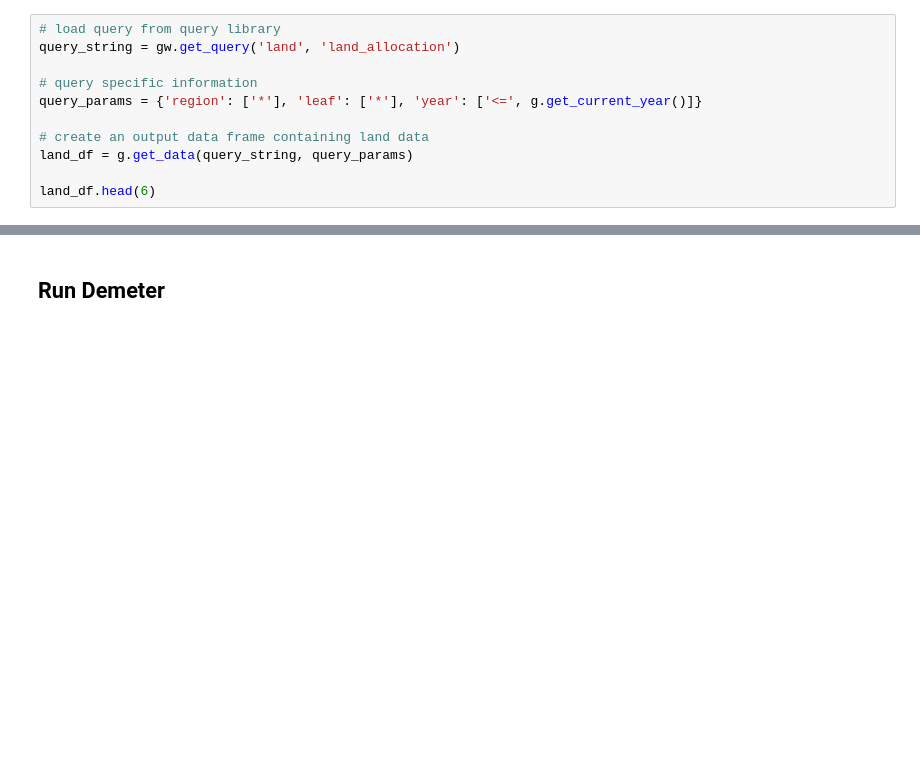
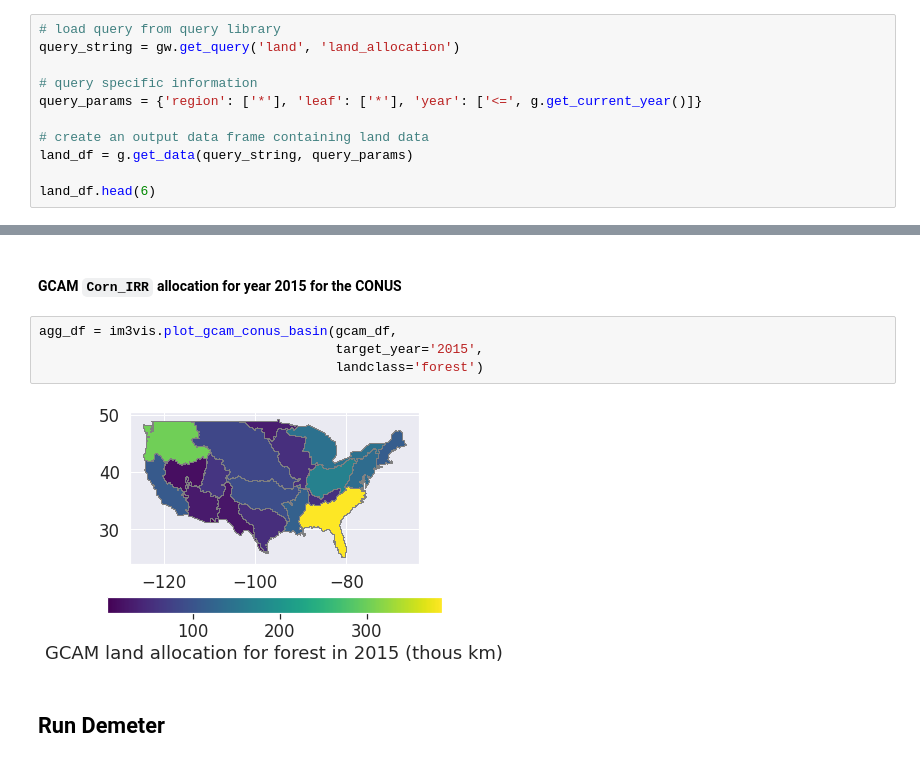
Before and after one commit to JGCRI/gcam_demeter_clinic, a Jupyter notebook: notebooks/gcam_demeter_demo.ipynb, the cells around one changed output, grey strips where cells are left out. Cells and saved outputs as stored; diff of their text form; blank space fills up the shorter version.

```diff
--- a/notebooks/gcam_demeter_demo.ipynb
+++ b/notebooks/gcam_demeter_demo.ipynb
@@ -97,3 +127,11 @@ land_df.head(6)
+# %% [markdown]
+#### GCAM `Corn_IRR` allocation for year 2015 for the CONUS
+# %%
+agg_df = im3vis.plot_gcam_conus_basin(gcam_df,
+                                      target_year='2015',
+                                      landclass='forest')
+# %% [output]
+[figure, added]
 # %% [markdown]
 ## Run Demeter
 # %% [markdown]
```
Also changed, not shown: parts of 10 cells of this notebook.
